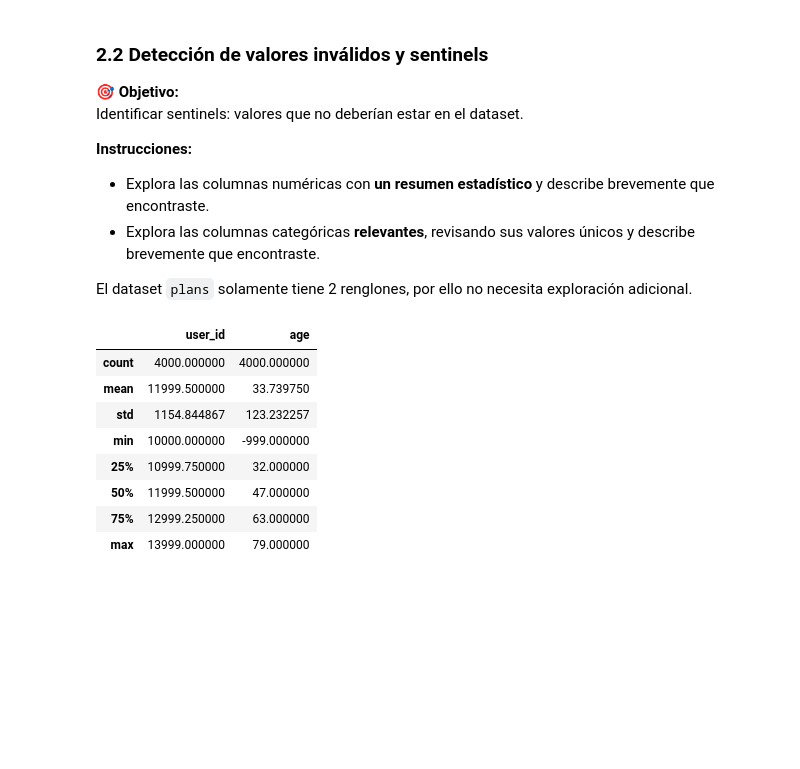
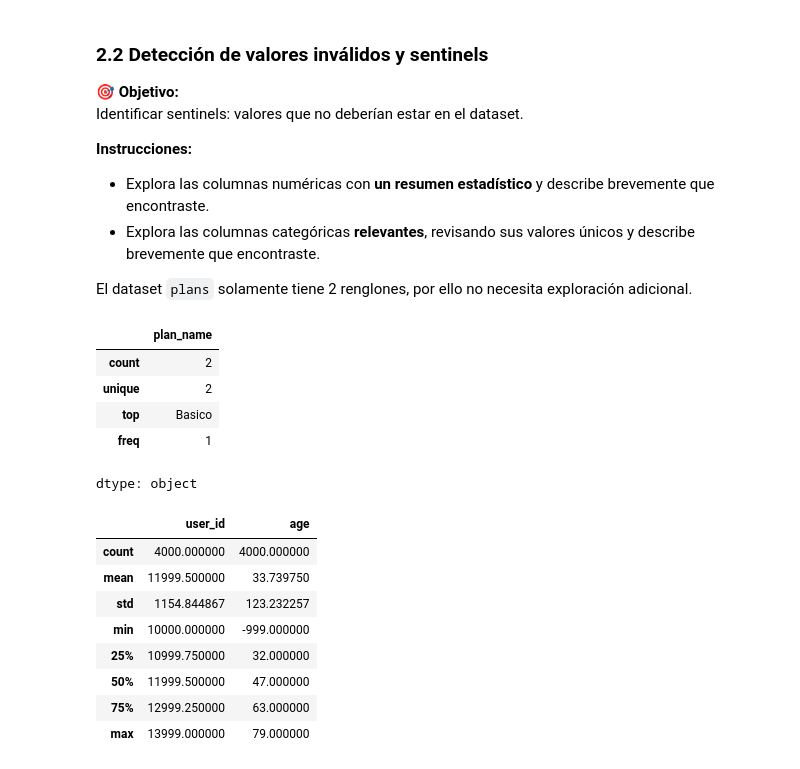
Before and after one commit to aliciasarazua74-a11y/analisis-connectatel, a Jupyter notebook: S7_Version_Estudiante_Project_ConnectaTel.ipynb, the cells around one changed output. Saved outputs shown, nothing was run; the diff lists cells and outputs as text; code cells hidden in the pictures; blank space fills up the shorter version.

```diff
--- a/S7_Version_Estudiante_Project_ConnectaTel.ipynb
+++ b/S7_Version_Estudiante_Project_ConnectaTel.ipynb
@@ -246,5 +268,14 @@ Identificar sentinels: valores que no deberían estar en el dataset.
 
 
 El dataset `plans` solamente tiene 2 renglones, por ello no necesita exploración adicional.
+# %%
+plans['plan_name'].describe()
+# %% [output]
+|  | plan_name |
+| count | 2 |
+| unique | 2 |
+| top | Basico |
+| freq | 1 |
+dtype: object
 # %%
 users[['user_id', 'age']].describe()
```
Also changed, not shown: parts of 48 cells of this notebook.
